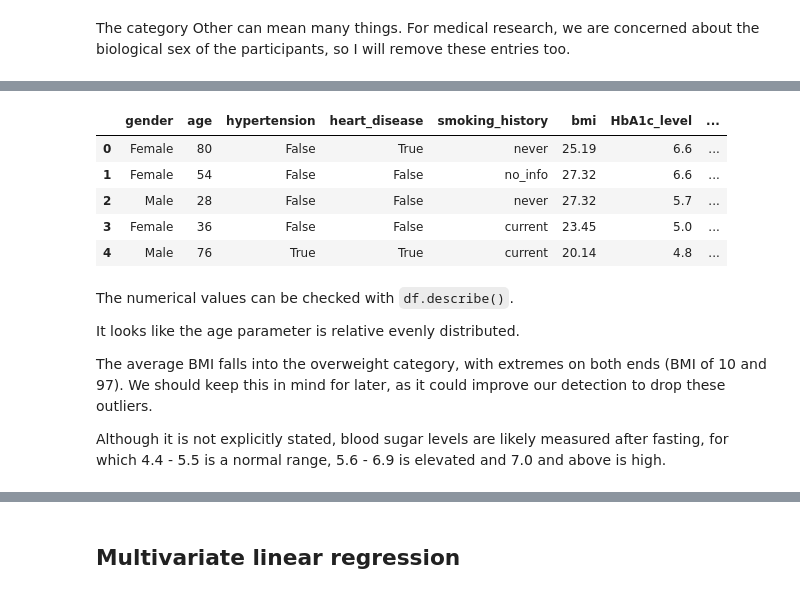
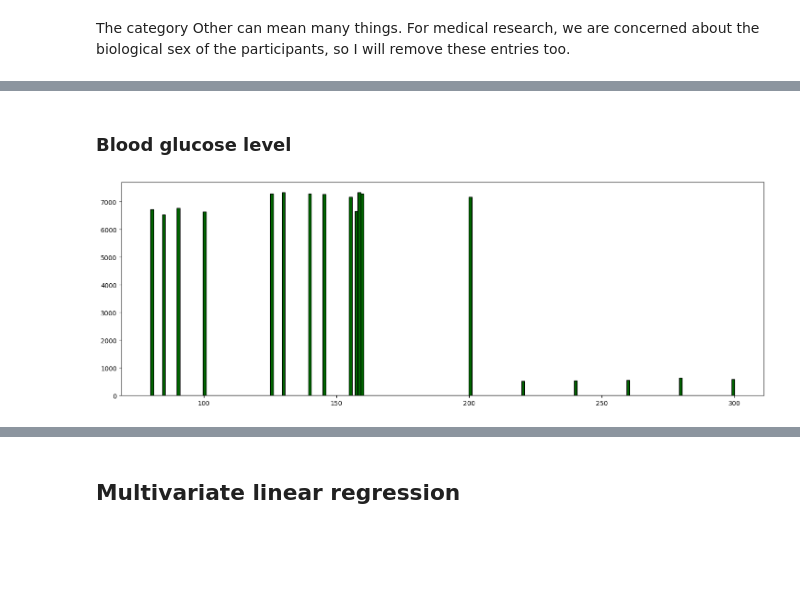
Before and after one commit to nemkin/matstat-diabetes, a Jupyter notebook: diabetes.ipynb, the cells around one changed output, grey strips where cells are left out. Cells and saved outputs as stored; diff of their text form; code cells hidden in the pictures; blank space fills up the shorter version.

```diff
--- a/diabetes.ipynb
+++ b/diabetes.ipynb
@@ -287,17 +286,10 @@ First, we can look at the first few rows.
-# %%
-df.head()
-# %% [output]
-|  | gender | age | hypertension | heart_disease | smoking_history | bmi | HbA1c_level | ... |
-| 0 | Female | 80 | False | True | never | 25.19 | 6.6 | ... |
-| 1 | Female | 54 | False | False | no_info | 27.32 | 6.6 | ... |
-| 2 | Male | 28 | False | False | never | 27.32 | 5.7 | ... |
-| 3 | Female | 36 | False | False | current | 23.45 | 5.0 | ... |
-| 4 | Male | 76 | True | True | current | 20.14 | 4.8 | ... |
-# %% [markdown]
-The numerical values can be checked with `df.describe()`.
-
-It looks like the age parameter is relative evenly distributed.
-
-The average BMI falls into the overweight category, with extremes on both ends (BMI of 10 and 97). We should keep this in mind for later, as it could improve our detection to drop these outliers.
-
-Although it is not explicitly stated, blood sugar levels are likely measured after fasting, for which 4.4 - 5.5 is a normal range, 5.6 - 6.9 is elevated and 7.0 and above is high.
+# %% [markdown]
+### Blood glucose level
+# %%
+values = df['blood_glucose_level']
+counts, bins, _ = plt.hist(values, bins=200, color='darkgreen', edgecolor='black')
+
+plt.gcf().set_size_inches(18, 6)
+plt.show()
+# %% [output]
+[figure, added]
```
Also changed, not shown: parts of 28 cells of this notebook.
